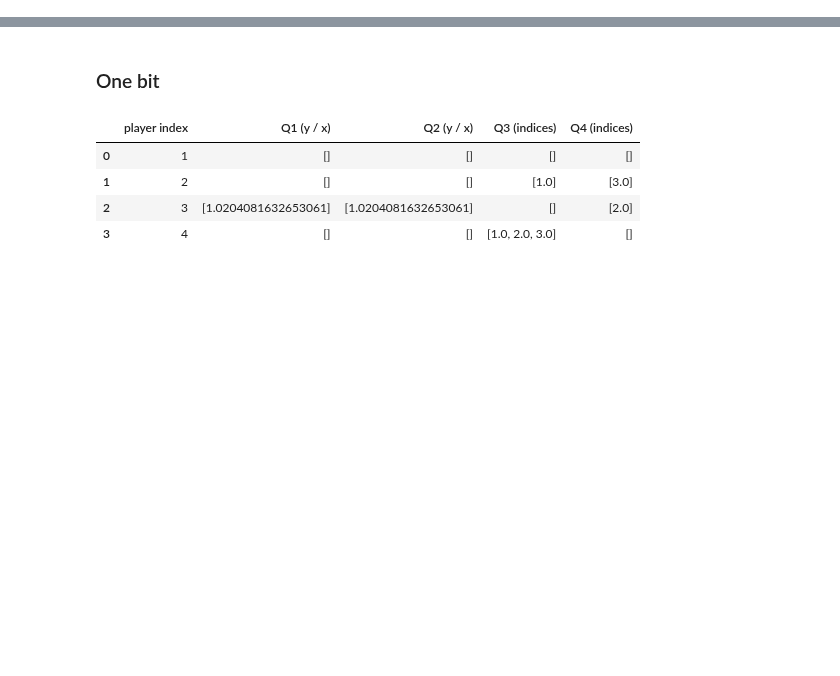
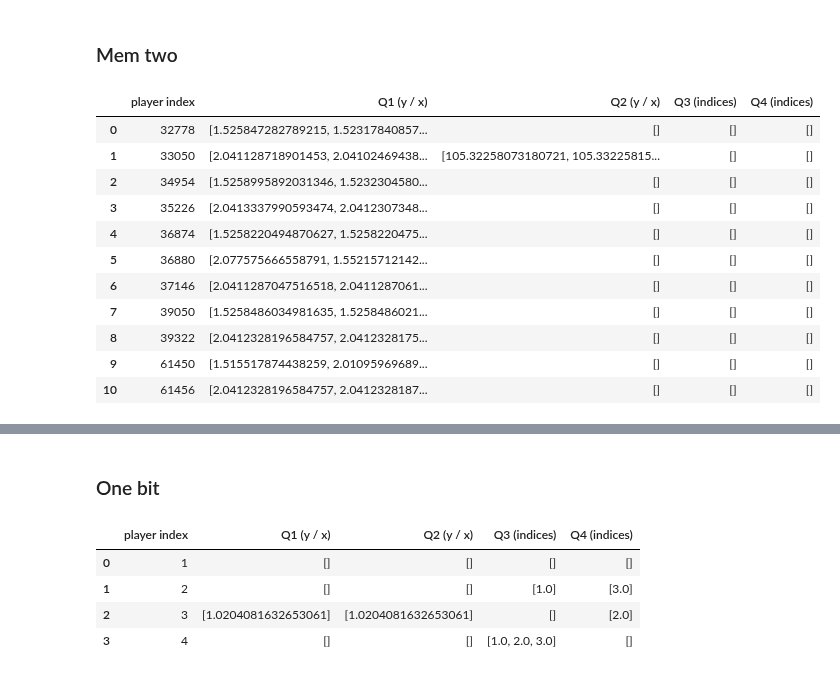
Before and after one commit to Nikoleta-v3/conditional-cooperation-with-longer-memory, a Jupyter notebook: nbs/2. Pure Nash with Noise.ipynb, the cells around one changed output, grey strips where cells are left out. Drawn from its saved outputs; the diff is of its cells as text; code cells hidden in the pictures; blank space fills up the shorter version.

```diff
--- a/nbs/2. Pure Nash with Noise.ipynb
+++ b/nbs/2. Pure Nash with Noise.ipynb
@@ -14,10 +14,12 @@ import numpy as np
 # %%
 def prepare_data(dimensions):
 
-    columns = (['player index', 'co player index'] + [f'p{i}' for i in range(1, dimensions + 1)] +
-               [f'q{i}' for i in range(1, dimensions + 1)] + ['e', 'cc', 'cd', 'dc', 'dd'])
+    columns = (['player index', 'co player index'] + [f'p{i}' for i in range(1, 17)] +
+               [f'q{i}' for i in range(1, 17)] + ['e', 'cc', 'cd', 'dc', 'dd'])
 
-    files = glob.glob(f"../src/evolutionary_simulations/cooperation_data/error_0.01_sdim_{dimensions}_*")
+    files = glob.glob(f"../src/evolutionary_simulations/cooperation_data/memone/error_0.01_n_{dimensions}_*.csv")
+
+#     files = glob.glob(f"../src/evolutionary_simulations/cooperation_data/error_0.01_sdim_{dimensions}_*")
 
     dfs = [pd.read_csv(file, header=None, names=columns) for file in files]
 
@@ -76,3 +78,26 @@ def payoffs_of_p(rho, b, c):
 
 def payoffs_of_q(rho_p, rho_q, b, c):
     return (b * rho_p) - (c * rho_q)
+# %% [markdown]
+### Mem two
+# %%
+memory_two = prepare_data(2)
+# %%
+sets = vaquero_method(memory_two)
+# %%
+df = pd.DataFrame(sets, columns=['player index', 'Q1 (y / x)', 'Q2 (y / x)', 'Q3 (indices)', 'Q4 (indices)'])
+# %%
+df
+# %% [output]
+|  | player index | Q1 (y / x) | Q2 (y / x) | Q3 (indices) | Q4 (indices) |
+| 0 | 32778 | [1.525847282789215, 1.52317840857... | [] | [] | [] |
+| 1 | 33050 | [2.041128718901453, 2.04102469438... | [105.32258073180721, 105.33225815... | [] | [] |
+| 2 | 34954 | [1.5258995892031346, 1.5232304580... | [] | [] | [] |
+| 3 | 35226 | [2.0413337990593474, 2.0412307348... | [] | [] | [] |
+| 4 | 36874 | [1.5258220494870627, 1.5258220475... | [] | [] | [] |
+| 5 | 36880 | [2.077575666558791, 1.55215712142... | [] | [] | [] |
+| 6 | 37146 | [2.0411287047516518, 2.0411287061... | [] | [] | [] |
+| 7 | 39050 | [1.5258486034981635, 1.5258486021... | [] | [] | [] |
+| 8 | 39322 | [2.0412328196584757, 2.0412328175... | [] | [] | [] |
+| 9 | 61450 | [1.515517874438259, 2.01095969689... | [] | [] | [] |
+| 10 | 61456 | [2.0412328196584757, 2.0412328187... | [] | [] | [] |
```
Also changed, not shown: parts of 6 cells of this notebook, 17 other files.
